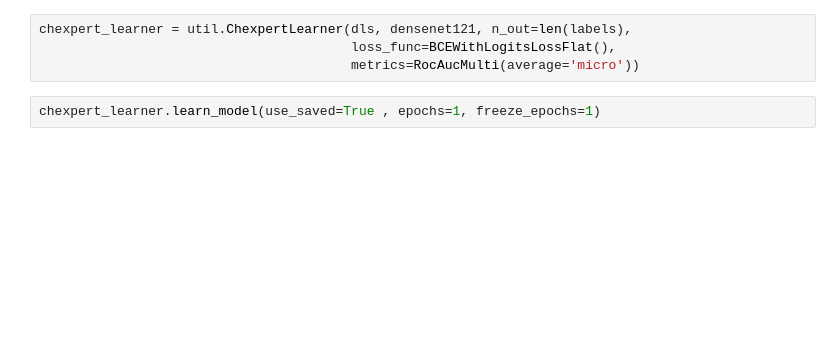
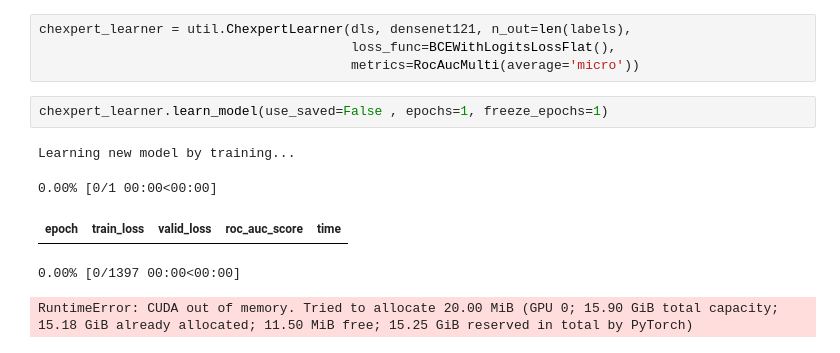
Before and after one commit to pujandave25/chexpert, a Jupyter notebook: models/densenet121.ipynb, the cells around one changed output. Cells and saved outputs as stored; diff of their text form; blank space fills up the shorter version.

```diff
--- a/models/densenet121.ipynb
+++ b/models/densenet121.ipynb
@@ -14,6 +14,12 @@ chexpert_learner = util.ChexpertLearner(dls, densenet121, n_out=len(labels),
                                         loss_func=BCEWithLogitsLossFlat(),
                                         metrics=RocAucMulti(average='micro'))
 # %%
-chexpert_learner.learn_model(use_saved=True , epochs=1, freeze_epochs=1)
+chexpert_learner.learn_model(use_saved=False , epochs=1, freeze_epochs=1)
+# %% [output]
+Learning new model by training...
+0.00% [0/1 00:00<00:00]
+| epoch | train_loss | valid_loss | roc_auc_score | time |
+0.00% [0/1397 00:00<00:00]
+RuntimeError: CUDA out of memory. Tried to allocate 20.00 MiB (GPU 0; 15.90 GiB total capacity; 15.18 GiB already allocated; 11.50 MiB free; 15.25 GiB reserved in total by PyTorch)
 # %%
 cam.plot_cam(chexpert_learner.learn)
```
Also changed, not shown: parts of 3 cells of this notebook, 2 other files.
